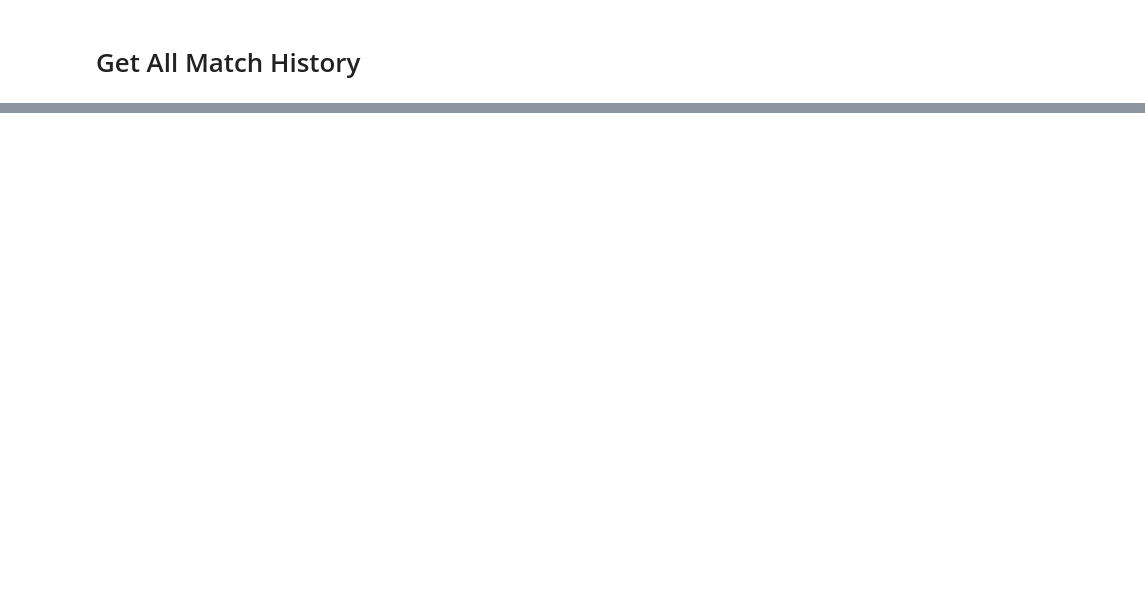
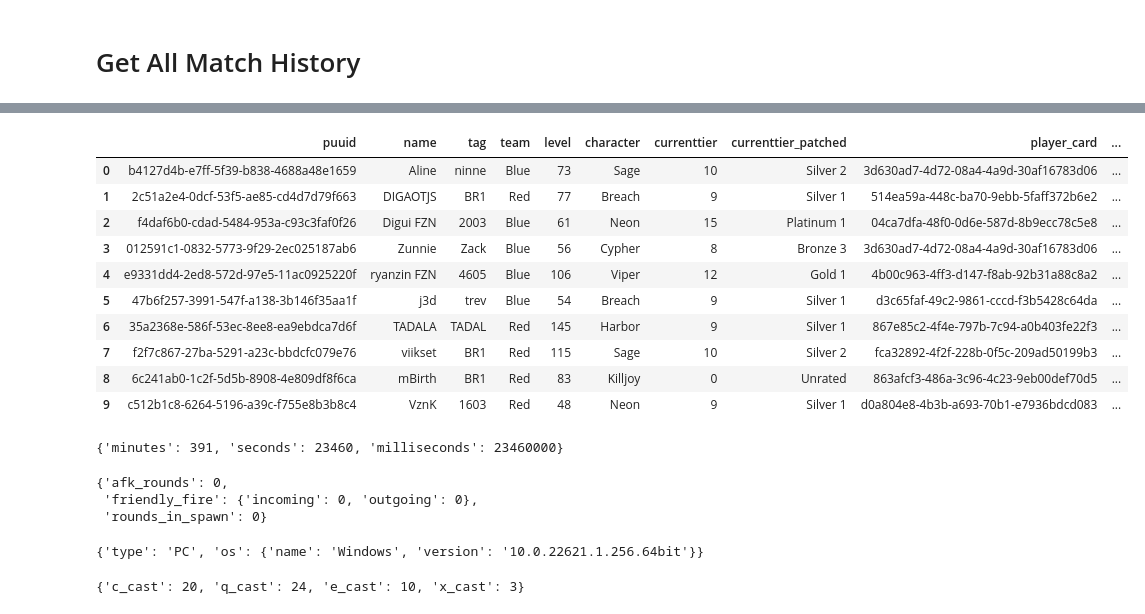
Before and after one commit to thalezirnho/valorant, a Jupyter notebook: main.ipynb, the cells around one changed output, grey strips where cells are left out. Cells and saved outputs as stored; diff of their text form; code cells hidden in the pictures; blank space fills up the shorter version.

```diff
--- a/main.ipynb
+++ b/main.ipynb
@@ -135,0 +217,2 @@ pd.DataFrame(response.json()['data'])
+# %%
+pd.set_option('display.max_columns', 100)
@@ -135,0 +228,32 @@ pd.DataFrame(response.json()['data'])
+# %%
+pd.DataFrame(player_row['all_players'])
+# %% [output]
+|  | puuid | name | tag | team | level | character | currenttier | currenttier_patched | player_card | ... |
+| 0 | b4127d4b-e7ff-5f39-b838-4688a48e1659 | Aline | ninne | Blue | 73 | Sage | 10 | Silver 2 | 3d630ad7-4d72-08a4-4a9d-30af16783d06 | ... |
+| 1 | 2c51a2e4-0dcf-53f5-ae85-cd4d7d79f663 | DIGAOTJS | BR1 | Red | 77 | Breach | 9 | Silver 1 | 514ea59a-448c-ba70-9ebb-5faff372b6e2 | ... |
+| 2 | f4daf6b0-cdad-5484-953a-c93c3faf0f26 | Digui FZN | 2003 | Blue | 61 | Neon | 15 | Platinum 1 | 04ca7dfa-48f0-0d6e-587d-8b9ecc78c5e8 | ... |
+| 3 | 012591c1-0832-5773-9f29-2ec025187ab6 | Zunnie | Zack | Blue | 56 | Cypher | 8 | Bronze 3 | 3d630ad7-4d72-08a4-4a9d-30af16783d06 | ... |
+| 4 | e9331dd4-2ed8-572d-97e5-11ac0925220f | ryanzin FZN | 4605 | Blue | 106 | Viper | 12 | Gold 1 | 4b00c963-4ff3-d147-f8ab-92b31a88c8a2 | ... |
+| 5 | 47b6f257-3991-547f-a138-3b146f35aa1f | j3d | trev | Blue | 54 | Breach | 9 | Silver 1 | d3c65faf-49c2-9861-cccd-f3b5428c64da | ... |
+| 6 | 35a2368e-586f-53ec-8ee8-ea9ebdca7d6f | TADALA | TADAL | Red | 145 | Harbor | 9 | Silver 1 | 867e85c2-4f4e-797b-7c94-a0b403fe22f3 | ... |
+| 7 | f2f7c867-27ba-5291-a23c-bbdcfc079e76 | viikset | BR1 | Red | 115 | Sage | 10 | Silver 2 | fca32892-4f2f-228b-0f5c-209ad50199b3 | ... |
+| 8 | 6c241ab0-1c2f-5d5b-8908-4e809df8f6ca | mBirth | BR1 | Red | 83 | Killjoy | 0 | Unrated | 863afcf3-486a-3c96-4c23-9eb00def70d5 | ... |
+| 9 | c512b1c8-6264-5196-a39c-f755e8b3b8c4 | VznK | 1603 | Red | 48 | Neon | 9 | Silver 1 | d0a804e8-4b3b-a693-70b1-e7936bdcd083 | ... |
+# %%
+player['session_playtime']
+# %% [output]
+{'minutes': 391, 'seconds': 23460, 'milliseconds': 23460000}
+# %%
+player['behavior']
+# %% [output]
+{'afk_rounds': 0,
+ 'friendly_fire': {'incoming': 0, 'outgoing': 0},
+ 'rounds_in_spawn': 0}
+# %%
+player['platform']
+# %% [output]
+{'type': 'PC', 'os': {'name': 'Windows', 'version': '10.0.22621.1.256.64bit'}}
+# %%
+player['ability_casts']
+# %% [output]
+{'c_cast': 20, 'q_cast': 24, 'e_cast': 10, 'x_cast': 3}
```
Also changed, not shown: parts of 16 cells of this notebook.
